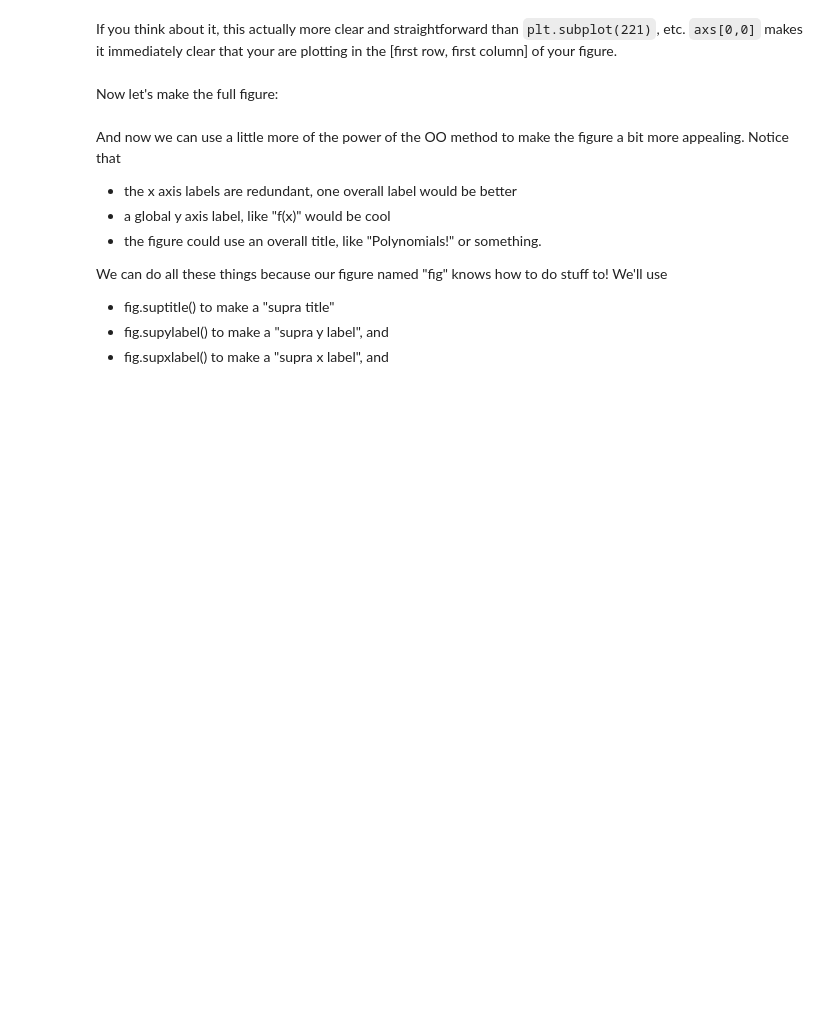
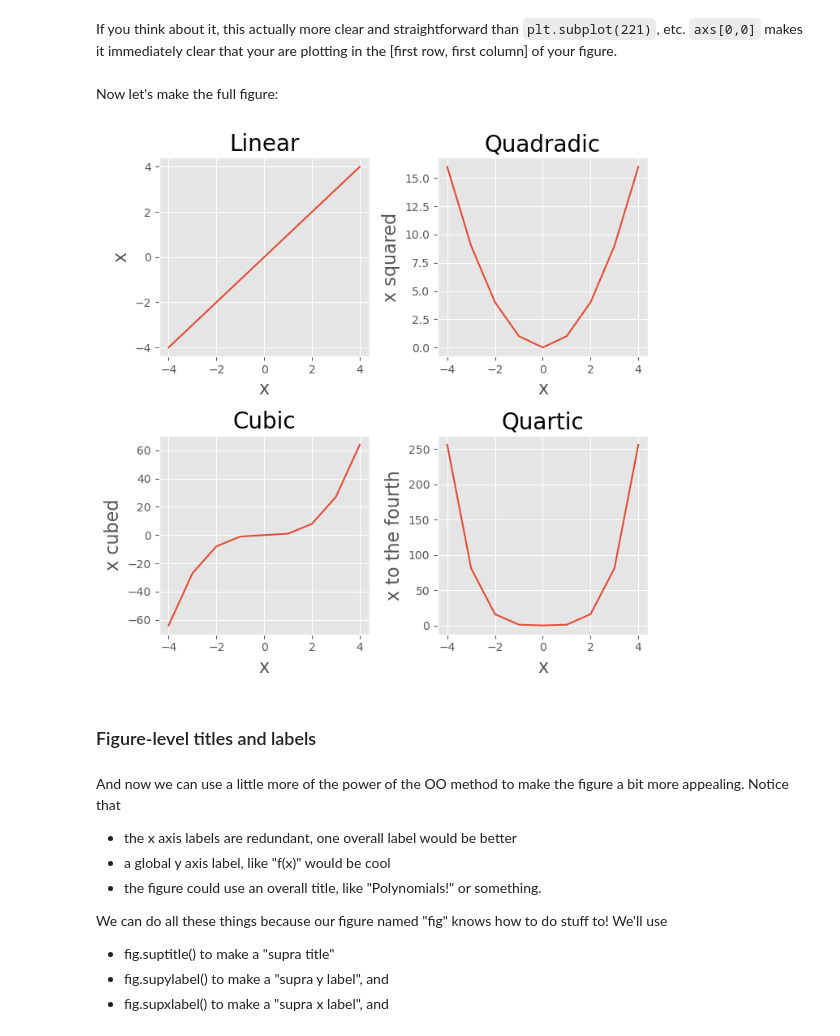
Before and after one commit to psychdatascience/FDS-CourseOne, a Jupyter notebook: tutorial015.ipynb, the cells around one changed output. Saved outputs shown, nothing was run; the diff lists cells and outputs as text; code cells hidden in the pictures; blank space fills up the shorter version.

```diff
--- a/tutorial015.ipynb
+++ b/tutorial015.ipynb
@@ -542,35 +612,37 @@ fig, axs = plt.subplots(ncols=2, nrows=2, figsize=(7, 7))
 
 # Now make each of the plots!
 
 # first is top left
 # plt.subplot(221) we don't neet this anymore
 axs[0,0].plot(my_x, y_lin, label = 'linear');
 axs[0,0].set_xlabel('x', fontsize = axisLabelSize);
 axs[0,0].set_ylabel('x', fontsize = axisLabelSize);
 axs[0,0].set_title('Linear', fontsize = titleSize);
 
 # then top right
 axs[0,1].plot(my_x, y_quad, label = 'quadratic');
 axs[0,1].set_xlabel('x', fontsize = axisLabelSize);
 axs[0,1].set_ylabel('x squared', fontsize = axisLabelSize);
 axs[0,1].set_title('Quadradic', fontsize = titleSize,);
 
 # third is bottom left
-plt.subplot(223)
 axs[1,0].plot(my_x, y_cube, label = 'cubic');
 axs[1,0].set_xlabel('x', fontsize = axisLabelSize);
 axs[1,0].set_ylabel('x cubed', fontsize = axisLabelSize);
 axs[1,0].set_title('Cubic', fontsize = titleSize,);
 
 # then bottom right
-plt.subplot(224)
 axs[1,1].plot(my_x, y_quart, label = 'quartic');
 axs[1,1].set_xlabel('x', fontsize = axisLabelSize);
 axs[1,1].set_ylabel('x to the fourth', fontsize = axisLabelSize);
 axs[1,1].set_title('Quartic', fontsize = titleSize,);
 
 # finally, make everything automagically fit
 fig.tight_layout()  # notice that now it's fig. instead of plt.
+# %% [output]
+[figure, added]
+# %% [markdown]
+### Figure-level titles and labels
 # %% [markdown]
 And now we can use a little more of the power of the OO method to make the figure a bit more appealing. Notice that
 
```
Also changed, not shown: parts of 26 cells of this notebook.
